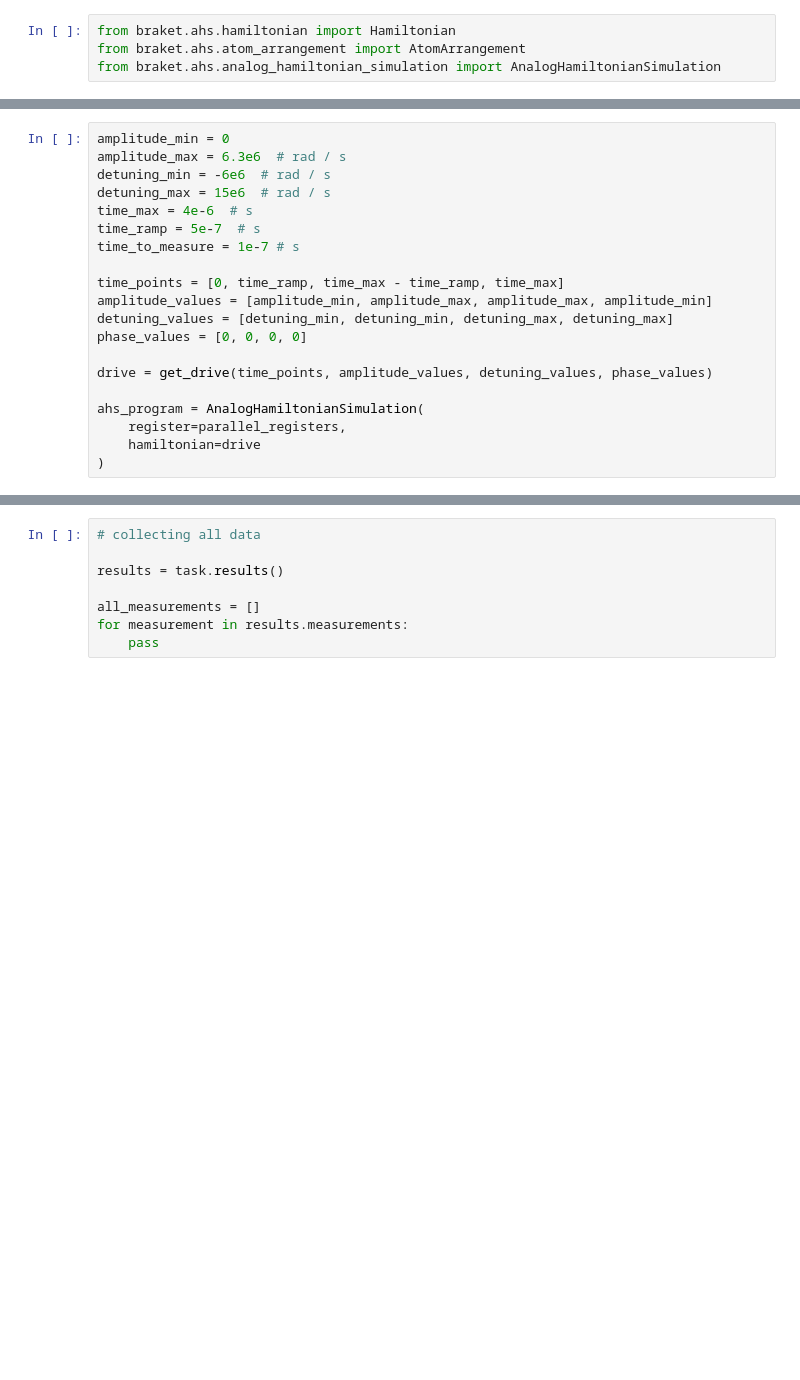
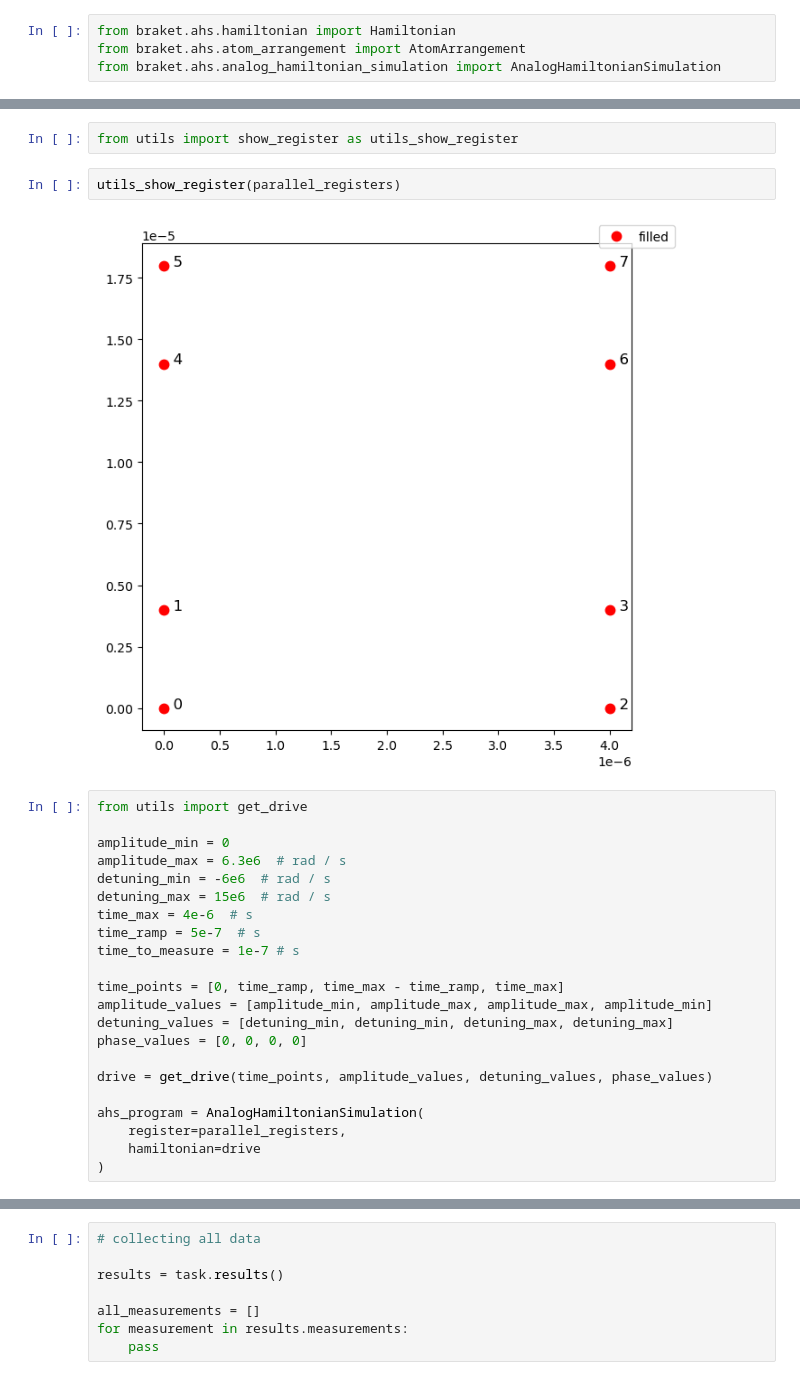
Before and after one commit to weinbe58/amazon-braket-examples, a Jupyter notebook: examples/analog_hamiltonian_simulation/05_2D_Rydberg.ipynb, the cells around one changed output, grey strips where cells are left out. Saved outputs shown, nothing was run; the diff lists cells and outputs as text; blank space fills up the shorter version.

```diff
--- a/examples/analog_hamiltonian_simulation/05_2D_Rydberg.ipynb
+++ b/examples/analog_hamiltonian_simulation/05_2D_Rydberg.ipynb
@@ -109,4 +115,12 @@ show_register(parallel_registers)
+# %%
+from utils import show_register as utils_show_register
+# %%
+utils_show_register(parallel_registers)
+# %% [output]
+[figure, added]
 # %%
+from utils import get_drive
+
 amplitude_min = 0
 amplitude_max = 6.3e6  # rad / s
 detuning_min = -6e6  # rad / s
```
Also changed, not shown: parts of 12 cells of this notebook.
